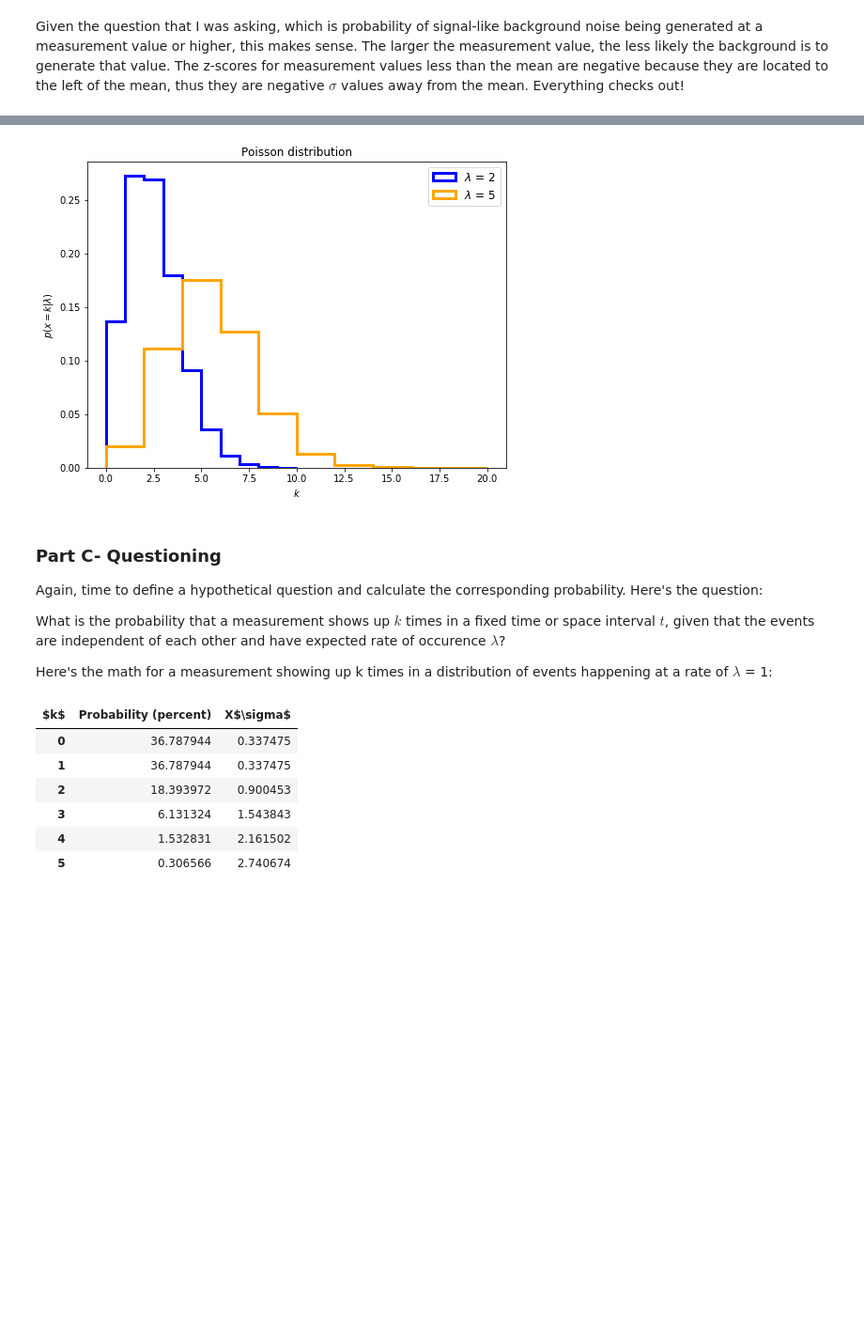
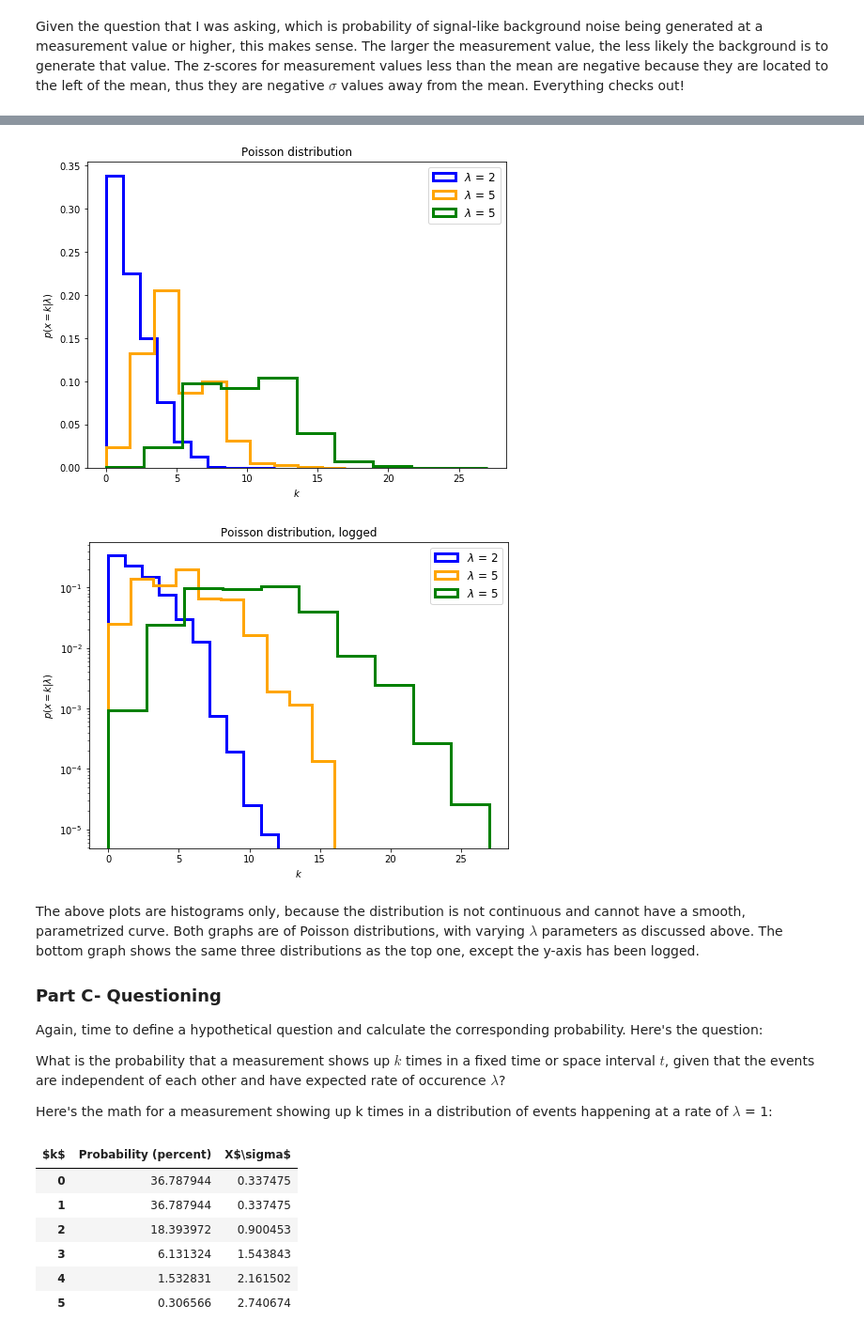
Before and after one commit to maria8ch/Phys434_BigData, a Jupyter notebook: Chernyavskaya_Report1.ipynb, the cells around one changed output, grey strips where cells are left out. Shown at 94% size. Drawn from its saved outputs; the diff is of its cells as text; code cells hidden in the pictures; blank space fills up the shorter version.

```diff
--- a/Chernyavskaya_Report1.ipynb
+++ b/Chernyavskaya_Report1.ipynb
@@ -278,18 +293,39 @@ def example_poisson():
     fig, ax = plt.subplots(figsize=(8, 6))
     fish1 = np.random.poisson(2, size=(100000))
     fish2 = np.random.poisson(5, size=(100000))
+    fish3 = np.random.poisson(10, size=(100000))
     ax.hist(fish1, bins = 10, histtype='step', density= True, linewidth=3, color = 'blue', label =r'$\lambda$ = 2')
-    ax.hist(fish2, bins =10, histtype='step', density= True, linewidth=3, color = 'orange', label =r'$\lambda$ = 5')
+    ax.hist(fish2, bins = 10, histtype='step', density= True, linewidth=3, color = 'orange', label =r'$\lambda$ = 5')
+    ax.hist(fish3, bins = 10, histtype='step', density= True, linewidth=3, color = 'green', label =r'$\lambda$ = 5')
     plt.xlabel('$k$')
     plt.ylabel(r'$p(x = k|\lambda)$')
     plt.title('Poisson distribution')
     ax.legend(fontsize = 12)
     plt.show()
+
+def poisson_logged():
+    fig, ax = plt.subplots(figsize=(8, 6))
+    fish1 = np.random.poisson(2, size=(100000))
+    fish2 = np.random.poisson(5, size=(100000))
+    fish3 = np.random.poisson(10, size=(100000))
+    ax.hist(fish1, bins = 10, histtype='step', density= True, linewidth=3, color = 'blue', label =r'$\lambda$ = 2')
+    ax.hist(fish2, bins = 10, histtype='step', density= True, linewidth=3, color = 'orange', label =r'$\lambda$ = 5')
+    ax.hist(fish3, bins = 10, histtype='step', density= True, linewidth=3, color = 'green', label =r'$\lambda$ = 5')
+    plt.yscale('log')
+    plt.xlabel('$k$')
+    plt.ylabel(r'$p(x = k|\lambda)$')
+    plt.title('Poisson distribution, logged')
+    ax.legend(fontsize = 12)
+    plt.show()
 # %%
 example_poisson()
+poisson_logged()
 # %% [output]
-[figure, old version]
+[figure, new version]
+[figure, added]
 # %% [markdown]
+The above plots are histograms only, because the distribution is not continuous and cannot have a smooth, parametrized curve. Both graphs are of Poisson distributions, with varying $\lambda$ parameters as discussed above. The bottom graph shows the same three distributions as the top one, except the y-axis has been logged.
+
 ### Part C- Questioning
 Again, time to define a hypothetical question and calculate the corresponding probability. Here's the question:
 
```
Also changed, not shown: parts of 12 cells of this notebook, 1 other file.
